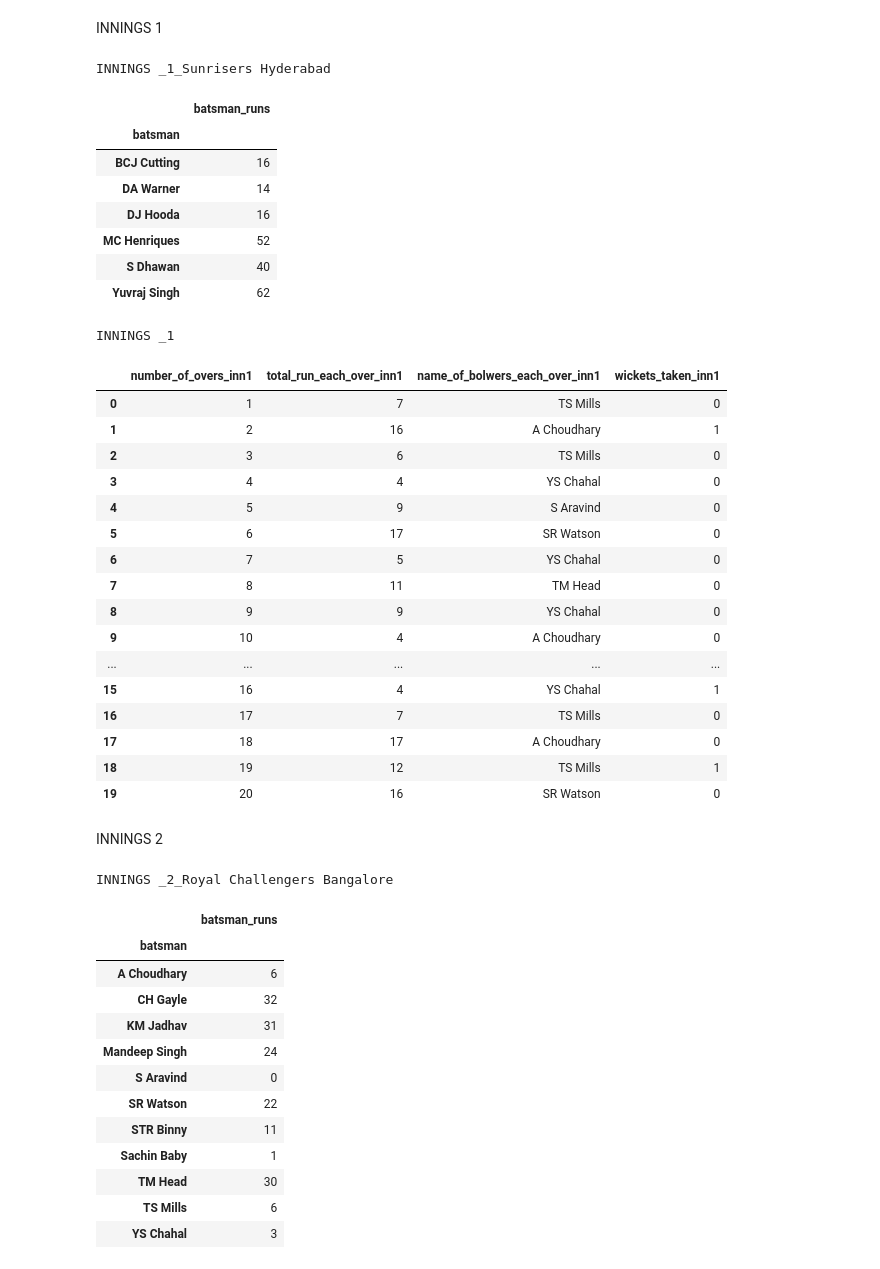
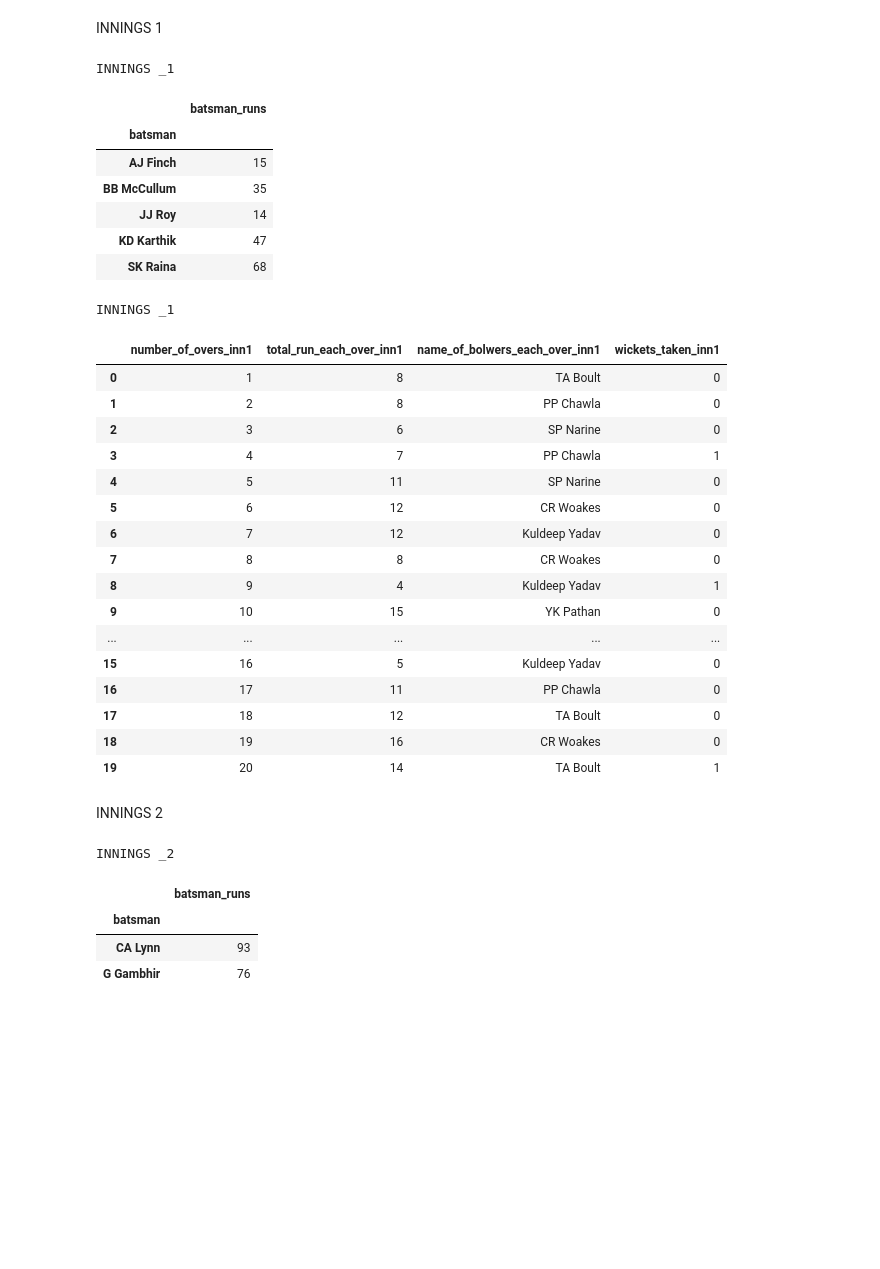
Before and after one commit to Aiant1/Data_Analysis_Projects, a Jupyter notebook: Indian_Premier_League_Data_analysis.ipynb, the cells around one changed output. Saved outputs shown, nothing was run; the diff lists cells and outputs as text; code cells hidden in the pictures; blank space fills up the shorter version.

```diff
--- a/Indian_Premier_League_Data_analysis.ipynb
+++ b/Indian_Premier_League_Data_analysis.ipynb
@@ -437,6 +435,6 @@ def individual_match_analysis(id):
 # %%
 #call the function
 #enter the match id you want to analyze
-match_information,batsman_indivisula_run_inng1,information_each_over_inn1,batsman_indivisula_run_inn2,information_each_over_inn2=individual_match_analysis(1)
+match_information,batsman_indivisula_run_inng1,information_each_over_inn1,batsman_indivisula_run_inn2,information_each_over_inn2=individual_match_analysis(3)
 # %%
 cm = sns.light_palette("blue", as_cmap=True)
@@ -449,62 +447,52 @@ OVERALL_MATCH_INFORMATION
 INNINGS 1
 # %%
 cm = sns.light_palette("red", as_cmap=True)
-a=list(innings_1["batting_team"])[0]
-batsman_indivisula_run_inng1.style.background_gradient(cmap=cm).set_caption(f"INNINGS _1_{a}").set_table_attributes("style='display:inline'")
+# a=list(innings_1["batting_team"])[0]
+batsman_indivisula_run_inng1.style.background_gradient(cmap=cm).set_caption(f"INNINGS _1").set_table_attributes("style='display:inline'")
 # %% [output]
-INNINGS _1_Sunrisers Hyderabad
+INNINGS _1
 |  | batsman_runs |
 | batsman |  |
-| BCJ Cutting | 16 |
-| DA Warner | 14 |
-| DJ Hooda | 16 |
-| MC Henriques | 52 |
-| S Dhawan | 40 |
-| Yuvraj Singh | 62 |
+| AJ Finch | 15 |
+| BB McCullum | 35 |
+| JJ Roy | 14 |
+| KD Karthik | 47 |
+| SK Raina | 68 |
 # %%
 cm = sns.light_palette("green", as_cmap=True)
 information_each_over_inn1.style.background_gradient(cmap=cm).set_caption("INNINGS _1").set_table_attributes("style='display:inline'")
 # %% [output]
 INNINGS _1
 |  | number_of_overs_inn1 | total_run_each_over_inn1 | name_of_bolwers_each_over_inn1 | wickets_taken_inn1 |
-| 0 | 1 | 7 | TS Mills | 0 |
-| 1 | 2 | 16 | A Choudhary | 1 |
-| 2 | 3 | 6 | TS Mills | 0 |
-| 3 | 4 | 4 | YS Chahal | 0 |
-| 4 | 5 | 9 | S Aravind | 0 |
-| 5 | 6 | 17 | SR Watson | 0 |
-| 6 | 7 | 5 | YS Chahal | 0 |
-| 7 | 8 | 11 | TM Head | 0 |
-| 8 | 9 | 9 | YS Chahal | 0 |
-| 9 | 10 | 4 | A Choudhary | 0 |
+| 0 | 1 | 8 | TA Boult | 0 |
+| 1 | 2 | 8 | PP Chawla | 0 |
+| 2 | 3 | 6 | SP Narine | 0 |
+| 3 | 4 | 7 | PP Chawla | 1 |
+| 4 | 5 | 11 | SP Narine | 0 |
+| 5 | 6 | 12 | CR Woakes | 0 |
+| 6 | 7 | 12 | Kuldeep Yadav | 0 |
+| 7 | 8 | 8 | CR Woakes | 0 |
+| 8 | 9 | 4 | Kuldeep Yadav | 1 |
+| 9 | 10 | 15 | YK Pathan | 0 |
 | ... | ... | ... | ... | ... |
-| 15 | 16 | 4 | YS Chahal | 1 |
-| 16 | 17 | 7 | TS Mills | 0 |
-| 17 | 18 | 17 | A Choudhary | 0 |
-| 18 | 19 | 12 | TS Mills | 1 |
-| 19 | 20 | 16 | SR Watson | 0 |
+| 15 | 16 | 5 | Kuldeep Yadav | 0 |
+| 16 | 17 | 11 | PP Chawla | 0 |
+| 17 | 18 | 12 | TA Boult | 0 |
+| 18 | 19 | 16 | CR Woakes | 0 |
+| 19 | 20 | 14 | TA Boult | 1 |
 # %% [markdown]
 INNINGS 2
 # %%
 cm = sns.light_palette("blue", as_cmap=True)
 a=list(innings_2["batting_team"])[0]
 
-batsman_indivisula_run_inn2.style.background_gradient(cmap=cm).set_caption(f"INNINGS _2_{a}").set_table_attributes("style='display:inline'")
+batsman_indivisula_run_inn2.style.background_gradient(cmap=cm).set_caption(f"INNINGS _2").set_table_attributes("style='display:inline'")
 # %% [output]
-INNINGS _2_Royal Challengers Bangalore
+INNINGS _2
 |  | batsman_runs |
 | batsman |  |
-| A Choudhary | 6 |
-| CH Gayle | 32 |
-| KM Jadhav | 31 |
-| Mandeep Singh | 24 |
-| S Aravind | 0 |
-| SR Watson | 22 |
-| STR Binny | 11 |
-| Sachin Baby | 1 |
-| TM Head | 30 |
-| TS Mills | 6 |
-| YS Chahal | 3 |
+| CA Lynn | 93 |
+| G Gambhir | 76 |
 # %%
 cm = sns.light_palette("yellow", as_cmap=True)
 information_each_over_inn2.style.background_gradient(cmap=cm).set_caption("INNINGS _2").set_table_attributes("style='display:inline'")
```
Also changed, not shown: parts of 4 cells of this notebook.
